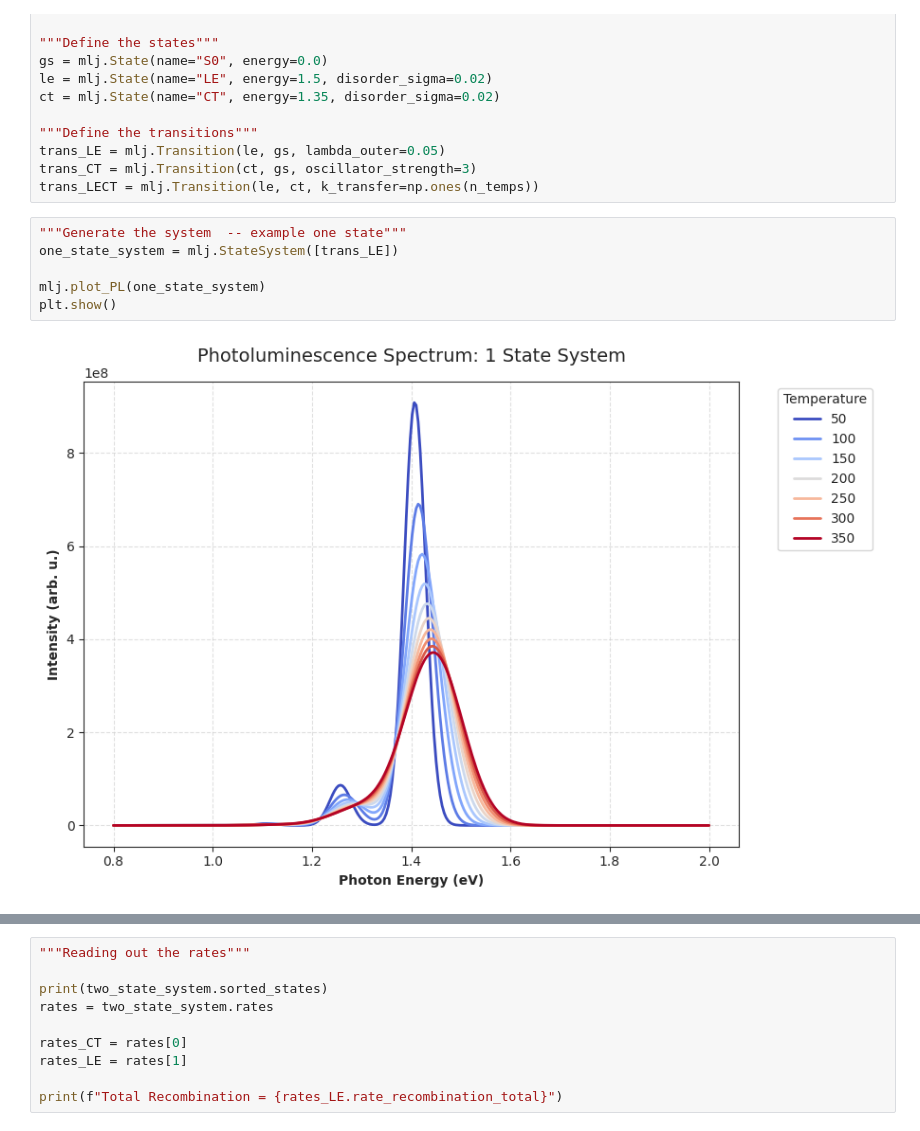
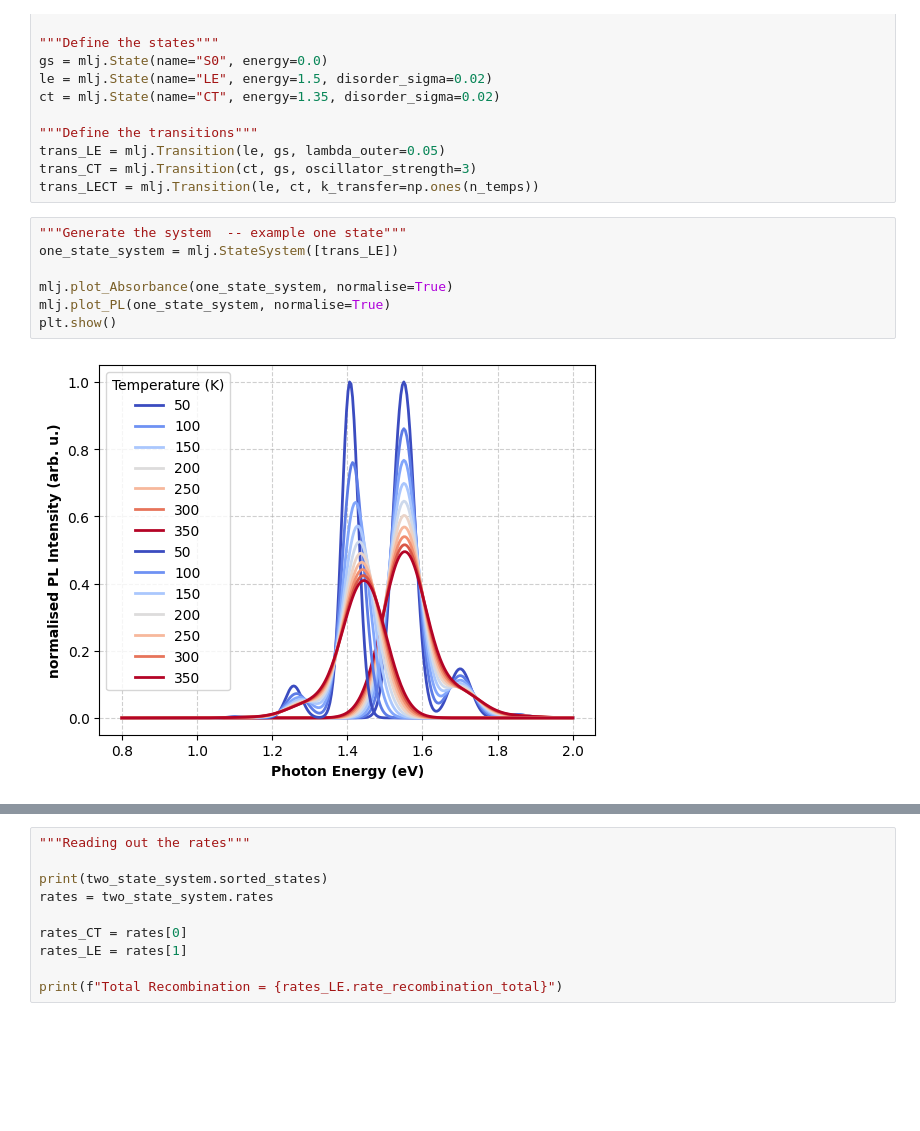
Before and after one commit to Jenny-Nelson-Group/MLJ, a Jupyter notebook: test_scripts/example.ipynb, the cells around one changed output, grey strips where cells are left out. Cells and saved outputs as stored; diff of their text form; blank space fills up the shorter version.

```diff
--- a/test_scripts/example.ipynb
+++ b/test_scripts/example.ipynb
@@ -20,10 +20,11 @@ trans_LECT = mlj.Transition(le, ct, k_transfer=np.ones(n_temps))
 # %%
 """Generate the system  -- example one state"""
 one_state_system = mlj.StateSystem([trans_LE])
 
-mlj.plot_PL(one_state_system)
+mlj.plot_Absorbance(one_state_system, normalise=True)
+mlj.plot_PL(one_state_system, normalise=True)
 plt.show()
 # %% [output]
-[figure, old version]
+[figure, new version]
 # %%
 """Generate the system -- example 2 states"""
```
Also changed, not shown: parts of 1 cell of this notebook, 9 other files.
